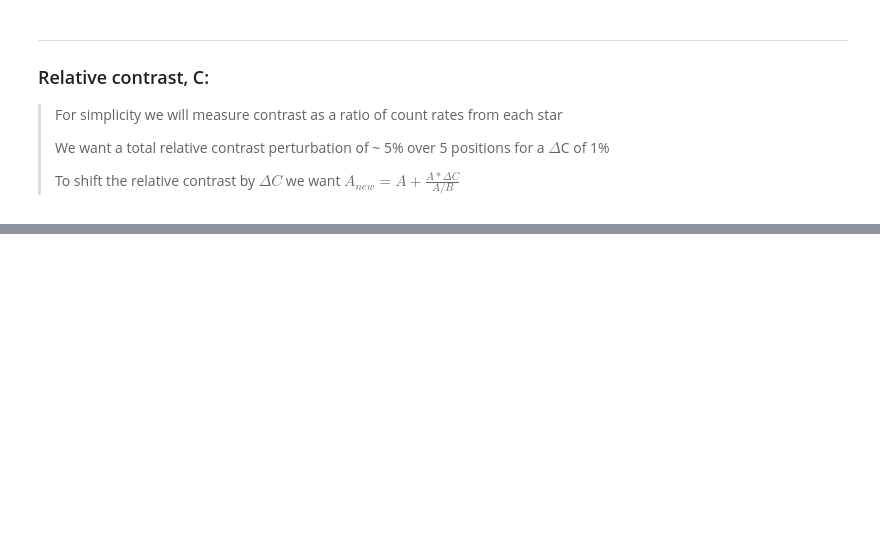
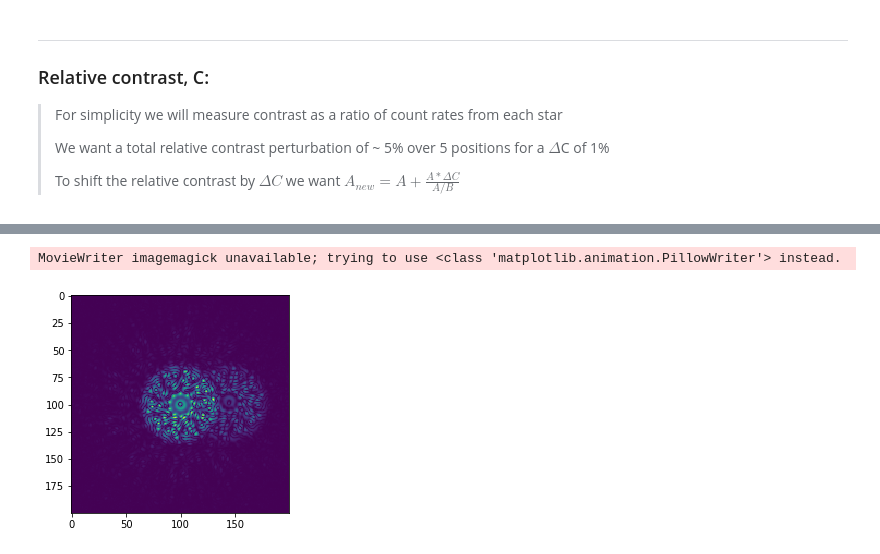
Before and after one commit to ptuthill/Toliman, a Jupyter notebook: Modelling/Faux_data_generation.ipynb, the cells around one changed output, grey strips where cells are left out. Cells and saved outputs as stored; diff of their text form; code cells hidden in the pictures; blank space fills up the shorter version.

```diff
--- a/Modelling/Faux_data_generation.ipynb
+++ b/Modelling/Faux_data_generation.ipynb
@@ -238,0 +420,16 @@ plt.xlim(a,b)
+# %%
+fig = plt.figure()
+differences = []
+for i in range(len(A_vals)):
+#     im = plt.imshow(diffs[i], vmin=np.min(diffs), vmax=np.max(diffs))
+    im = plt.imshow(np.abs(diffs[i]), vmin=np.min(0), vmax=np.max(diffs))
+    differences.append([im])
+
+ani = animation.ArtistAnimation(fig, differences, interval=50, blit=True, repeat_delay=1000)
+
+writer = PillowWriter(fps=20)
+ani.save("Diffs.gif", writer='imagemagick')
+plt.show()
+# %% [output]
+MovieWriter imagemagick unavailable; trying to use <class 'matplotlib.animation.PillowWriter'> instead.
+[figure, added]
```
Also changed, not shown: parts of 66 cells of this notebook, 26 other files.
